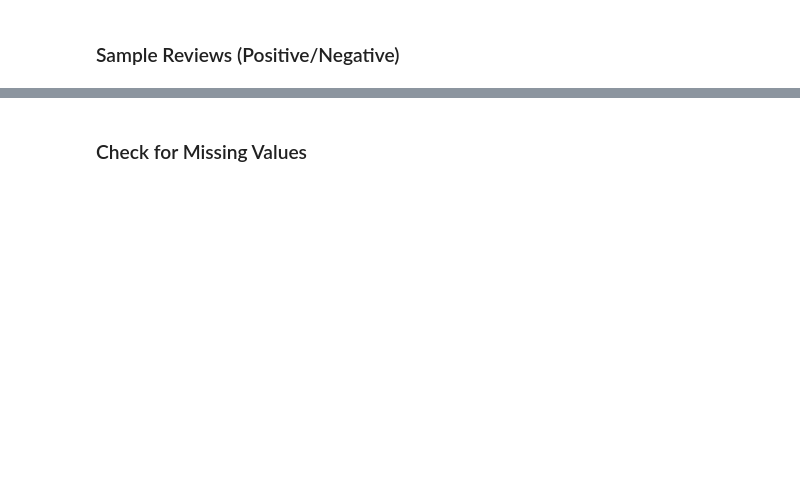
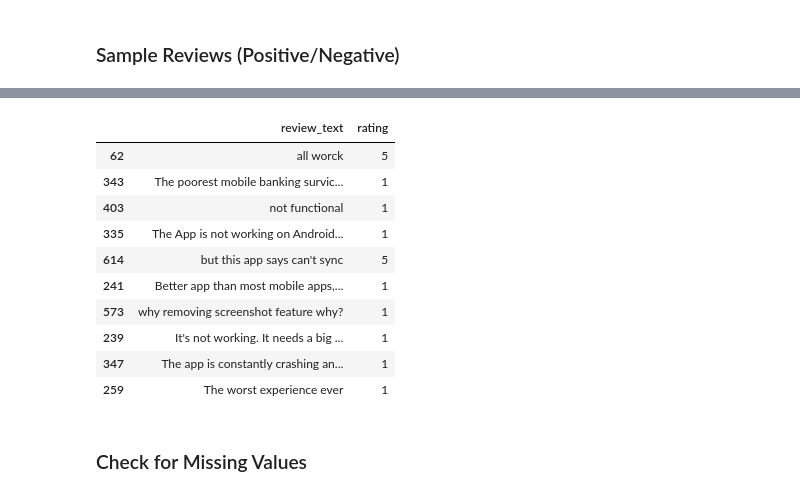
Before and after one commit to Hallelujah-kib/cx-analytics-for-fintech-apps, a Jupyter notebook: notebooks/eda_overview.ipynb, the cells around one changed output, grey strips where cells are left out. Saved outputs shown, nothing was run; the diff lists cells and outputs as text; code cells hidden in the pictures; blank space fills up the shorter version.

```diff
--- a/notebooks/eda_overview.ipynb
+++ b/notebooks/eda_overview.ipynb
@@ -34,6 +57,18 @@ df[df['sentiment_label'] == 'positive'].sample(3)[['review_text', 'rating']]
 # %%
 
-df[df['sentiment_label'] == 'negative'].sample(3)[['review_text', 'rating']]
+df[df['sentiment_label'] == 'negative'].sample(10)[['review_text', 'rating']]
+# %% [output]
+|  | review_text | rating |
+| 62 | all worck | 5 |
+| 343 | The poorest mobile banking survic... | 1 |
+| 403 | not functional | 1 |
+| 335 | The App is not working on Android... | 1 |
+| 614 | but this app says can't sync | 5 |
+| 241 | Better app than most mobile apps,... | 1 |
+| 573 | why removing screenshot feature why? | 1 |
+| 239 | It's not working. It needs a big ... | 1 |
+| 347 | The app is constantly crashing an... | 1 |
+| 259 | The worst experience ever | 1 |
 # %% [markdown]
 ### Check for Missing Values
 # %%
```
Also changed, not shown: parts of 5 cells of this notebook, 8 other files.
